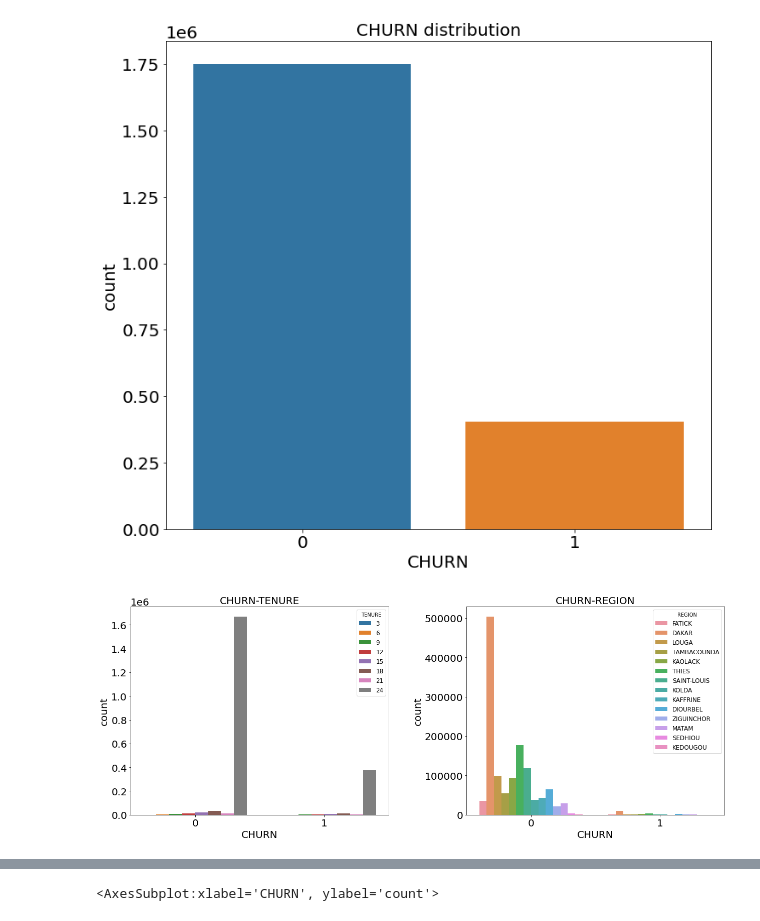
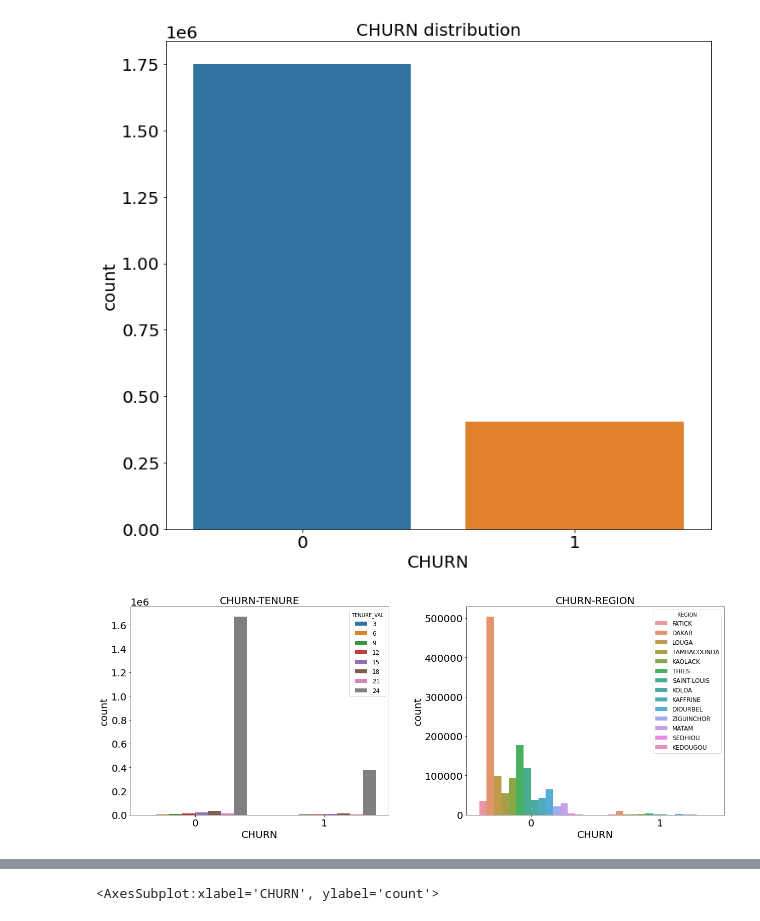
Before and after one commit to Ilyabasharov/Expresso-Churn-Prediction, a Jupyter notebook: notebooks/Some analysiss.ipynb, the cells around one changed output, grey strips where cells are left out. Saved outputs shown, nothing was run; the diff lists cells and outputs as text; code cells hidden in the pictures.

```diff
--- a/notebooks/Some analysiss.ipynb
+++ b/notebooks/Some analysiss.ipynb
@@ -162,7 +157,7 @@ def tenure(x):
         pass
 # %%
 #Transforming tenure to int format
-df.TENURE = df.TENURE.apply(tenure)
+df['TENURE_VAL'] = df.TENURE.apply(tenure)
 # %%
 df.iloc[:,1:]
 # %% [output]
@@ -277,26 +236,26 @@ axs.xaxis.label.set_size(20)
 # %%
 plt.rc('xtick', labelsize=20)
 plt.rc('ytick', labelsize=20)
 plt.rc('legend',fontsize=12)
 fig, axs = plt.subplots(1,2, figsize=(20, 9),sharex=True)
 fig.tight_layout(pad=10.0)
-sns.countplot(x=df['CHURN'], hue=df['TENURE'],data=df,ax=axs[0])
+sns.countplot(x=df['CHURN'], hue=df['TENURE_VAL'],data=df,ax=axs[0])
 
 sns.countplot(x=df['CHURN'], hue=df['REGION'],data=df,ax=axs[1])
 axs[0].set_title('CHURN-TENURE',fontsize= 20)
 axs[1].set_title('CHURN-REGION',fontsize= 20)
 axs[0].yaxis.label.set_size(20)
 axs[0].xaxis.label.set_size(20)
 axs[1].yaxis.label.set_size(20)
 axs[1].xaxis.label.set_size(20)
 
 #sns.countplot(x=df['CHURN'], hue=df['REVENUE'],data=df,ax=axs[2])
 #axs[2].set_title('CHURN-REVENUE',fontsize= 20)
 #axs[2].yaxis.label.set_size(20)
 #axs[2].xaxis.label.set_size(20)
 #plt.savefig('statisctic1.jpg')
 # %% [output]
-[figure, old version]
+[figure, new version]
 # %%
 # Data contains a lot of noise. It is better to use a RobustScaler?
 plt.rc('xtick', labelsize=20)
```
Also changed, not shown: parts of 21 cells of this notebook.
